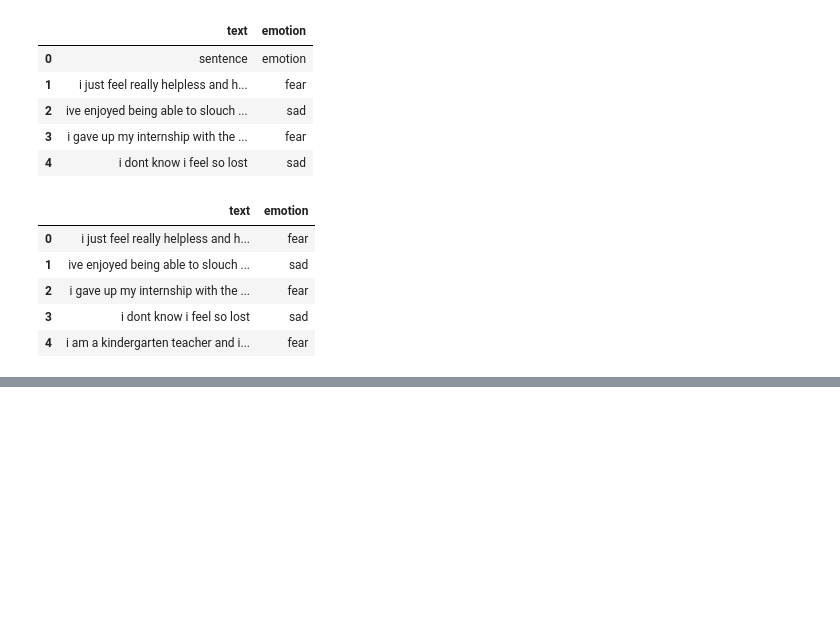
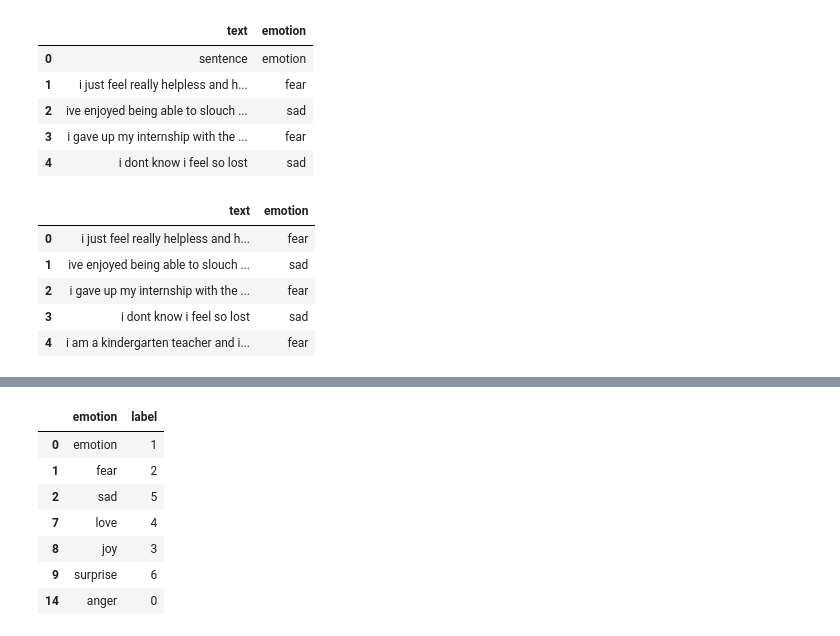
Before and after one commit to junaina/EmpathAI, a Jupyter notebook: EmpathAI.ipynb, the cells around one changed output, grey strips where cells are left out. Saved outputs shown, nothing was run; the diff lists cells and outputs as text; code cells hidden in the pictures; blank space fills up the shorter version.

Commit message:
data preprocessing done

```diff
--- a/EmpathAI.ipynb
+++ b/EmpathAI.ipynb
@@ -55,0 +33,9 @@ error: failed to push some refs to 'origin'
+# %%
+import re
+def clean_text(text):
+  text= text.lower()
+  text= re.sub(r'[^a-z0-9\s]','', text)
+  return text
+#applying
+df["clean_text"]= df["text"].apply(clean_text)
+df[["text", "clean_text"]].head()
@@ -55,0 +60,15 @@ error: failed to push some refs to 'origin'
+# %%
+#label encoding the emotions column to assign each emotion a numeric value
+from sklearn.preprocessing import LabelEncoder
+le= LabelEncoder()
+df["label"]= le.fit_transform(df["emotion"])
+df[["emotion", "label"]].drop_duplicates()
+# %% [output]
+|  | emotion | label |
+| 0 | emotion | 1 |
+| 1 | fear | 2 |
+| 2 | sad | 5 |
+| 7 | love | 4 |
+| 8 | joy | 3 |
+| 9 | surprise | 6 |
+| 14 | anger | 0 |
```
Also changed, not shown: parts of 4 cells of this notebook.
